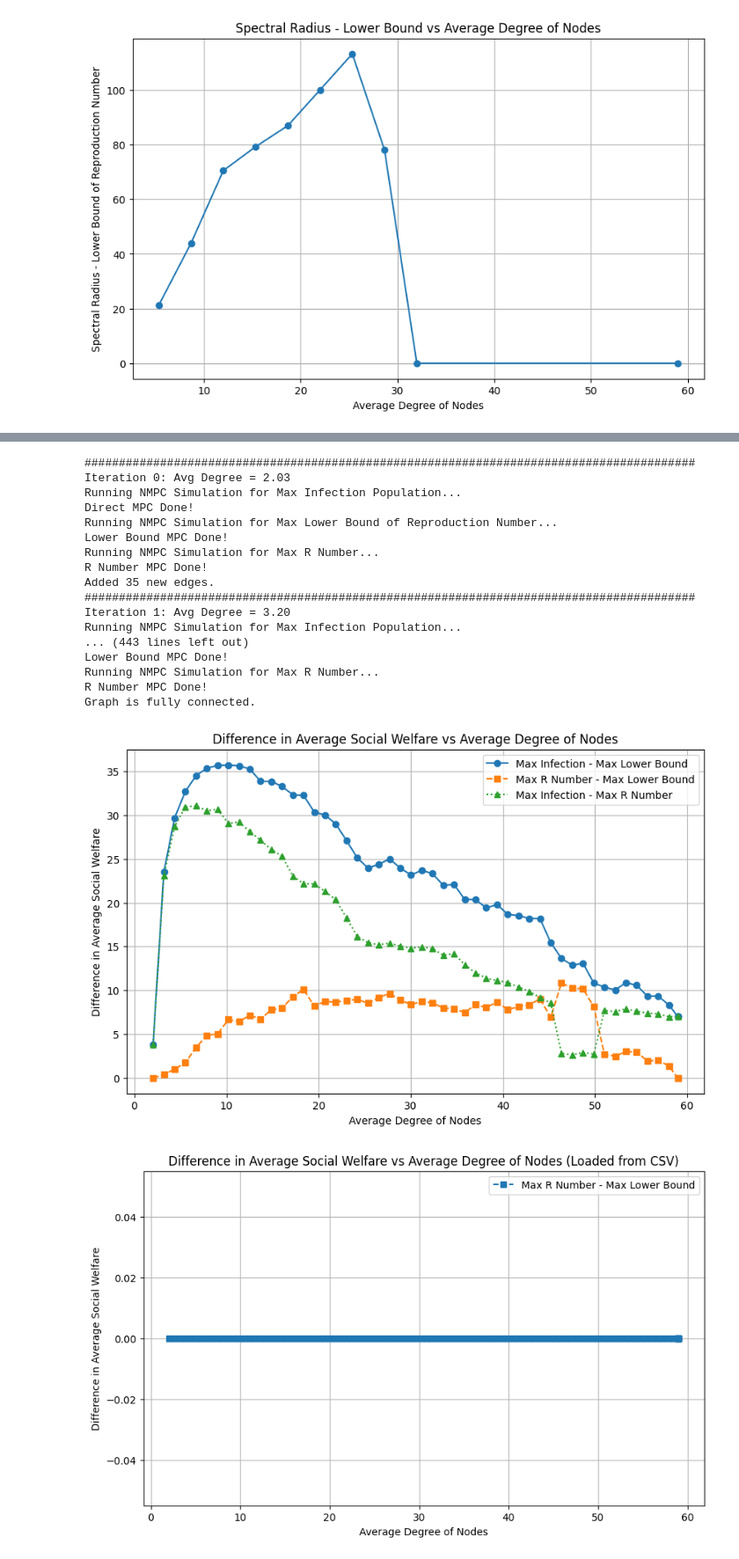
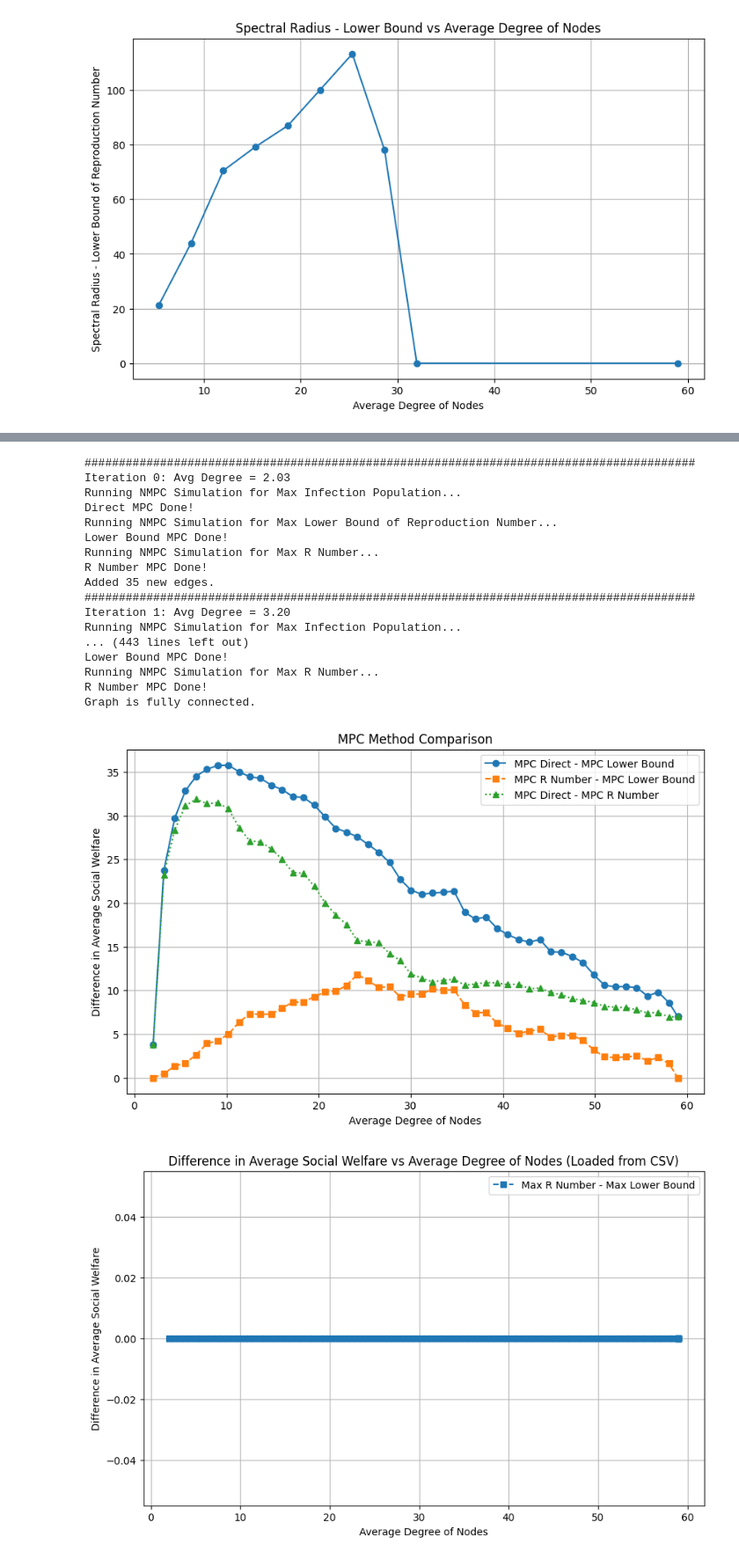
Before and after one commit to Jw1836/HybridNetworkModel, a Jupyter notebook: NMPC.ipynb, the cells around one changed output, grey strips where cells are left out. Shown at 88% size. Saved outputs shown, nothing was run; the diff lists cells and outputs as text; code cells hidden in the pictures.

Commit message:
long time no update

```diff
--- a/NMPC.ipynb
+++ b/NMPC.ipynb
@@ -766,6 +820,11 @@ def NMPC_simulation_lower_bound(x_vec_0, A, B, D, H, m, total_time, customer_gro
 # %%
 #only for two group system but that's okay for now
 def system_reproduction_number(A, B, D, customer_groups):
+    # diag (D^-1 B) * A
+    D_inv = np.diag(1 / np.diag(D))
+    result = D_inv @ B @ A
+    rho_result = np.max(np.abs(np.linalg.eigvals(result)))
+    return rho_result
     n1 = len(customer_groups["Group 1"][0])
     n2 = len(customer_groups["Group 2"][0])
     n = n1 + n2
@@ -831,18 +890,14 @@ def interval_NMPC_r_number(A, B, D, H, m, tau_k, customer_groups):
         cost = simulate_horizon_r_number(u, H, A, B, D, tau_k, customer_groups)
         return -1 * cost
 
-    # 1. Setup Guesses and Bounds
+    # set guesses and make the bound constraints
     update_list_guess = np.linspace(tau_k, tau_k + H, m+2)[1:-1]
     bounds = [(tau_k, tau_k + H) for _ in range(m)]
 
-    # 2. Build the Sequential Constraint Matrix
-    # We want u[i+1] - u[i] >= 0.
-    # This creates a matrix with -1 on the main diagonal and 1 on the superdiagonal.
+    # make sure the t_m time is bigger than t_{m-1}
     constraint_matrix = np.eye(m, k=1) - np.eye(m)
     constraint_matrix = constraint_matrix[:-1, :] # Drop the last empty row
 
-    # 3. Define lower and upper limits for the constraint
-    # The differences must be >= 0, and have no upper limit (infinity)
     lower_bounds = np.zeros(m - 1)
     upper_bounds = np.full(m - 1, np.inf)
 
@@ -850,7 +905,7 @@ def interval_NMPC_r_number(A, B, D, H, m, tau_k, customer_groups):
 
     seq_constraint = LinearConstraint(constraint_matrix, lower_bounds, upper_bounds)
 
-    # 4. Run Optimization
+    # do the optimization
     result = minimize(
         objective,
         update_list_guess,
@@ -1989,32 +2378,32 @@ updates_per_horizon = 2
 # d2 = 0.00736227
 # b1 = 0.6295395
 # b2 = 0.53188069
-d1 = 0.4
-d2 = 0.5
-b1 = 0.45
-b2 = 0.3
+# d1 = 0.4
+# d2 = 0.5
+# b1 = 0.45
+# b2 = 0.3
 
 H = 60
 TOTAL_TIME = 150
 
-n1 = 30
-n2 = 30
-n = n1 + n2 #number nodes
-sizes = [n1, n2]
+# n1 = 30
+# n2 = 30
+# n = n1 + n2 #number nodes
+# sizes = [n1, n2]
 
-B = np.diag(np.concatenate((b1 * np.ones(n1), b2 * np.ones(n2))))
-D = np.diag(np.concatenate((d1 * np.ones(n1), d2 * np.ones(n2))))
+# B = np.diag(np.concatenate((b1 * np.ones(n1), b2 * np.ones(n2))))
+# D = np.diag(np.concatenate((d1 * np.ones(n1), d2 * np.ones(n2))))
 
-#parameters
-g1, u1, p_max1 = 30, 25, 1.3
-g2, u2, p_max2 = 20, 40, 1.1
-customer_groups = {
-    "Group 1": (list(range(n1)), [g1, u1, p_max1]),
-    "Group 2": (list(range(n1, n)), [g2, u2, p_max2])
-}
+# #parameters
+# g1, u1, p_max1 = 30, 25, 1.3
+# g2, u2, p_max2 = 20, 40, 1.1
+# customer_groups = {
+#     "Group 1": (list(range(n1)), [g1, u1, p_max1]),
+#     "Group 2": (list(range(n1, n)), [g2, u2, p_max2])
+# }
 
-rng = np.random.default_rng(42)
-x_vec_0 = rng.uniform(0, 1, n)
+# rng = np.random.default_rng(42)
+# x_vec_0 = rng.uniform(0, 1, n)
 
 node_avg_degree = []
 difference_in_integrals_1 = []
@@ -2033,7 +2422,7 @@ existing_edges = set(tuple(sorted((u, v))) for u, v in Graph.edges())
 non_edges = list(all_possible_edges - existing_edges)
 
 # Shuffle non-edges to add them randomly across iterations
-random.seed(42)
+random.seed(40)
 random.shuffle(non_edges)
 
 # Calculate batch size of edges to add per iteration
@@ -2110,34 +2499,34 @@ df.to_csv("social_welfare_differences.csv", index=False)
 # Now do the plotting
 plt.figure(figsize=(10, 6))
 plt.plot(node_avg_degree, difference_in_integrals_1, marker='o', linestyle='-', label='MPC Direct - MPC Lower Bound')
 plt.plot(node_avg_degree, difference_in_integrals_2, marker='s', linestyle='--', label='MPC R Number - MPC Lower Bound')
 plt.plot(node_avg_degree, difference_in_integrals_3, marker='^', linestyle=':', label='MPC Direct - MPC R Number')
 plt.xlabel('Average Degree of Nodes')
 plt.ylabel('Difference in Average Social Welfare')
 plt.title('MPC Method Comparison')
 plt.grid()
 plt.legend()
 plt.savefig("MPC_Method_Comparison.png")
 plt.show()
 # %% [output]
 #########################################################################################
 Iteration 0: Avg Degree = 2.03
 Running NMPC Simulation for Max Infection Population...
 Direct MPC Done!
 Running NMPC Simulation for Max Lower Bound of Reproduction Number...
 Lower Bound MPC Done!
 Running NMPC Simulation for Max R Number...
 R Number MPC Done!
 Added 35 new edges.
 #########################################################################################
 Iteration 1: Avg Degree = 3.20
 Running NMPC Simulation for Max Infection Population...
 ... (443 lines left out)
 Lower Bound MPC Done!
 Running NMPC Simulation for Max R Number...
 R Number MPC Done!
 Graph is fully connected.
-[figure, old version]
+[figure, new version]
 # %%
 #import the csv file and plot the data again to make sure it was saved correctly
 df_loaded = pd.read_csv("social_welfare_differences.csv")
```
Also changed, not shown: parts of 6 cells of this notebook, 16 other files.
